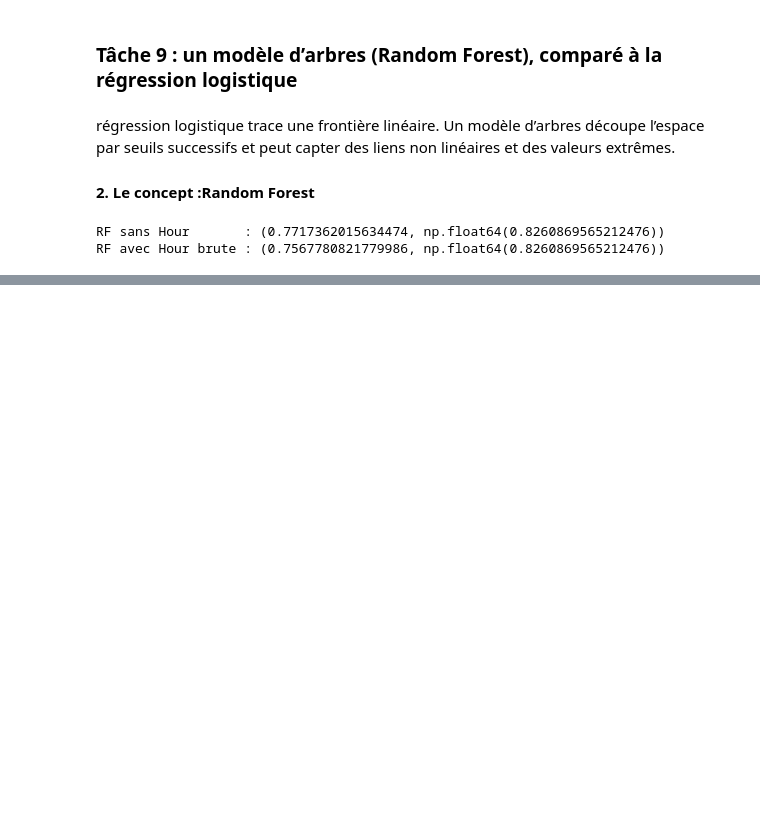
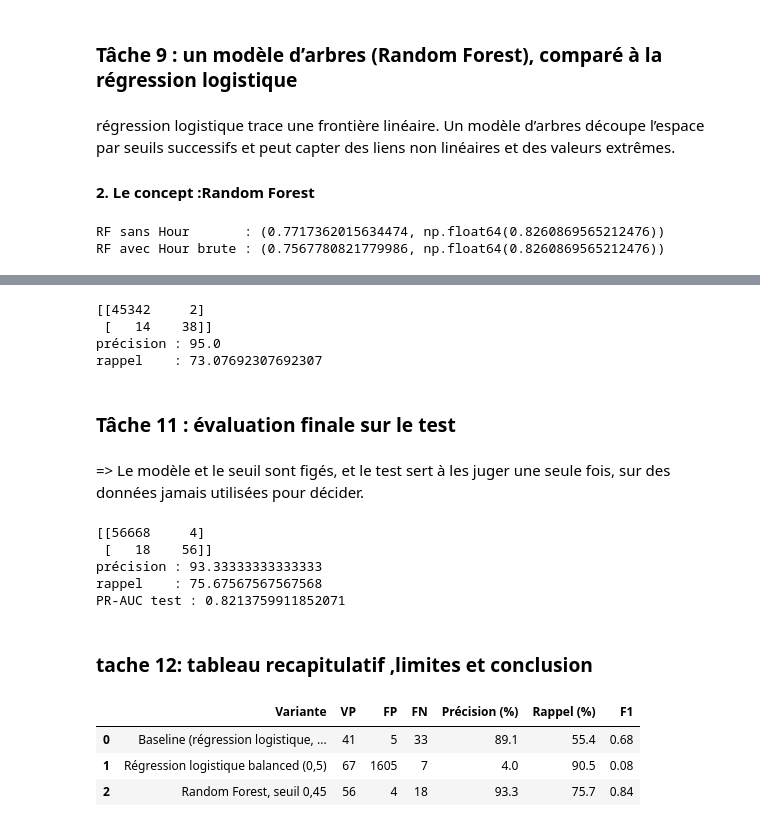
Before and after one commit to safasaaidi/fraud-detection, a Jupyter notebook: notebooks/02_modeling.ipynb, the cells around one changed output, grey strips where cells are left out. Cells and saved outputs as stored; diff of their text form; code cells hidden in the pictures; blank space fills up the shorter version.

```diff
--- a/notebooks/02_modeling.ipynb
+++ b/notebooks/02_modeling.ipynb
@@ -369,0 +404,50 @@ RF avec Hour brute : (0.7567780821779986, np.float64(0.8260869565212476))
+# %%
+seuil_choisi = 0.45                   # milieu du plateau 0.4-0.5, critère : F1 max, seuil stable
+y = (p_val >= seuil_choisi).astype(int)
+evaluer(Yv, y)                        # chiffres de validation, à noter pour la comparaison avec le test
+# %% [output]
+[[45342     2]
+ [   14    38]]
+précision : 95.0
+rappel    : 73.07692307692307
+# %% [markdown]
+### Tâche 11 : évaluation finale sur le test
+# %% [markdown]
+=> Le modèle et le seuil sont figés, et le test sert à les juger une seule fois, sur des données jamais utilisées pour décider.
+# %%
+seuil_choisi = 0.45                                   # fixé à la tâche 10, ne plus y toucher
+
+rf_final = foret().fit(X_train, Y_train)              # réentraîné sur tout le train
+p_test = rf_final.predict_proba(X_test)[:, 1]         # probabilités sur le test
+Y_final = (p_test >= seuil_choisi).astype(int)        # décision avec le seuil figé
+
+evaluer(Y_test, Y_final)
+print("PR-AUC test :", average_precision_score(Y_test, p_test))
+# %% [output]
+[[56668     4]
+ [   18    56]]
+précision : 93.33333333333333
+rappel    : 75.67567567567568
+PR-AUC test : 0.8213759911852071
+# %% [markdown]
+### tache 12: tableau recapitulatif ,limites et conclusion
+# %%
+import pandas as pd
+
+resume = pd.DataFrame({
+    "Variante": ["Baseline (régression logistique, 0,5)",
+                 "Régression logistique balanced (0,5)",
+                 "Random Forest, seuil 0,45"],
+    "VP": [41, 67, 56],
+    "FP": [5, 1605, 4],        # balanced : environ 1 600 fausses alertes
+    "FN": [33, 7, 18],
+})
+resume["Précision (%)"] = (100 * resume.VP / (resume.VP + resume.FP)).round(1)
+resume["Rappel (%)"]    = (100 * resume.VP / (resume.VP + resume.FN)).round(1)
+resume["F1"]            = (2*resume.VP / (2*resume.VP + resume.FP + resume.FN)).round(2)
+resume
+# %% [output]
+|  | Variante | VP | FP | FN | Précision (%) | Rappel (%) | F1 |
+| 0 | Baseline (régression logistique, ... | 41 | 5 | 33 | 89.1 | 55.4 | 0.68 |
+| 1 | Régression logistique balanced (0,5) | 67 | 1605 | 7 | 4.0 | 90.5 | 0.08 |
+| 2 | Random Forest, seuil 0,45 | 56 | 4 | 18 | 93.3 | 75.7 | 0.84 |
```
Also changed, not shown: parts of 8 cells of this notebook.
